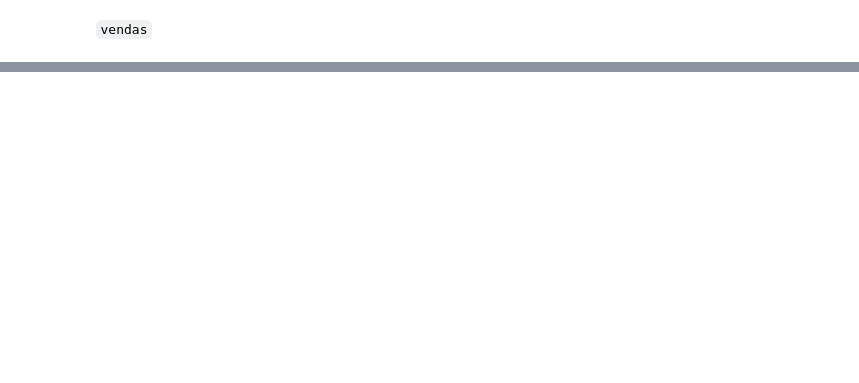
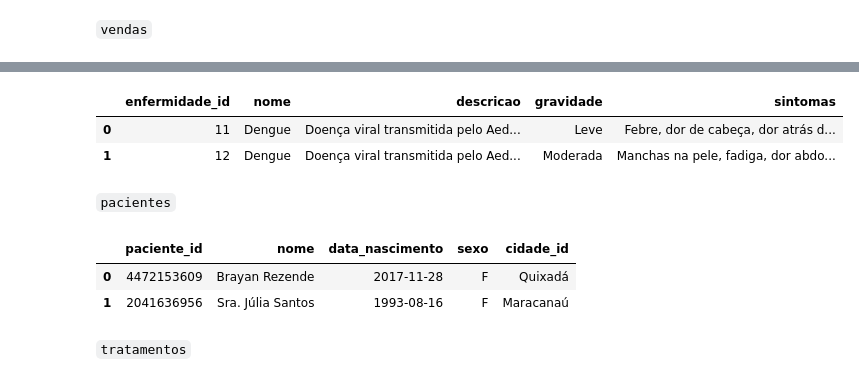
Before and after one commit to interfaces-programacao-proj/API-BISesa-FAKER, a Jupyter notebook: GeradorFaker.ipynb, the cells around one changed output, grey strips where cells are left out. Cells and saved outputs as stored; diff of their text form; code cells hidden in the pictures; blank space fills up the shorter version.

```diff
--- a/GeradorFaker.ipynb
+++ b/GeradorFaker.ipynb
@@ -112,13 +65,0 @@ produtos.head(3)
-# %%
-preco = []
-for i in produtos['Preço'].astype(str):
-    r_ = np.random.normal(size=1)[0]
-    if r_ > 0.3:
-        i = 'R$ ' + i
-    elif r_ > -0.1 and r_ <0.3:
-        i = i +',00'
-    else:
-        i = i + ',00 reais'
-    preco.append(i)
-produtos['Preço'] = preco
-produtos.head(3)
@@ -208,0 +200,22 @@ dtype: int64
+# %%
+enfermidades = []
+
+for i, enfermidade in enumerate(enfermidades_com_grau, 1):
+    for e, grau in enumerate(enfermidade["graus"], 1):
+        enfermidades.append({
+            "enfermidade_id": i * 10 + e,
+            "nome": enfermidade["nome"],
+            "descricao": enfermidade["descricao"],
+            "gravidade": grau,
+            "sintomas": enfermidade["sintomas"][grau]
+        })
+
+enfermidades = pd.DataFrame(enfermidades)
+# %%
+enfermidades.head(2)
+# %% [output]
+|  | enfermidade_id | nome | descricao | gravidade | sintomas |
+| 0 | 11 | Dengue | Doença viral transmitida pelo Aed... | Leve | Febre, dor de cabeça, dor atrás d... |
+| 1 | 12 | Dengue | Doença viral transmitida pelo Aed... | Moderada | Manchas na pele, fadiga, dor abdo... |
+# %% [markdown]
+`pacientes`
@@ -208,0 +245,8 @@ dtype: int64
+# %%
+pacientes.head(2)
+# %% [output]
+|  | paciente_id | nome | data_nascimento | sexo | cidade_id |
+| 0 | 4472153609 | Brayan Rezende | 2017-11-28 | F | Quixadá |
+| 1 | 2041636956 | Sra. Júlia Santos | 1993-08-16 | F | Maracanaú |
+# %% [markdown]
+`tratamentos`
```
Also changed, not shown: parts of 35 cells of this notebook.
